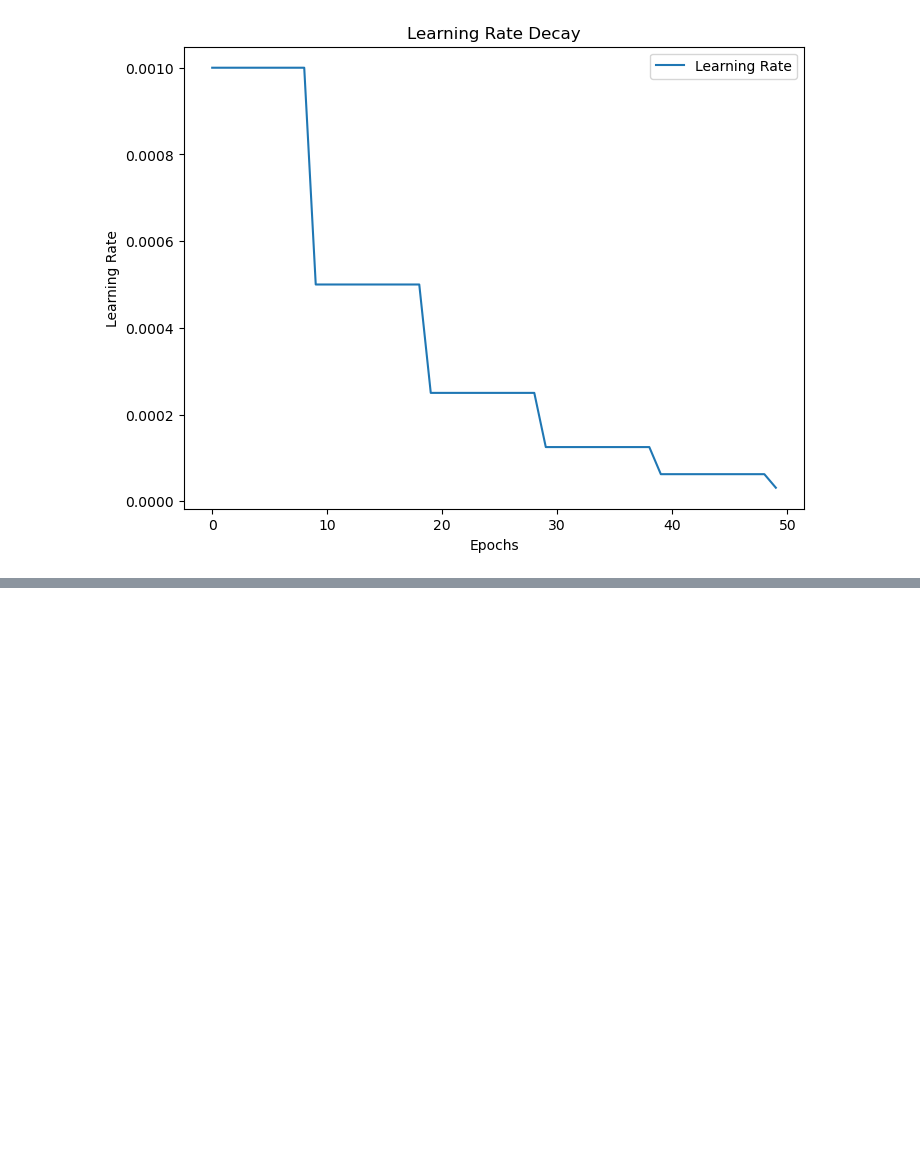
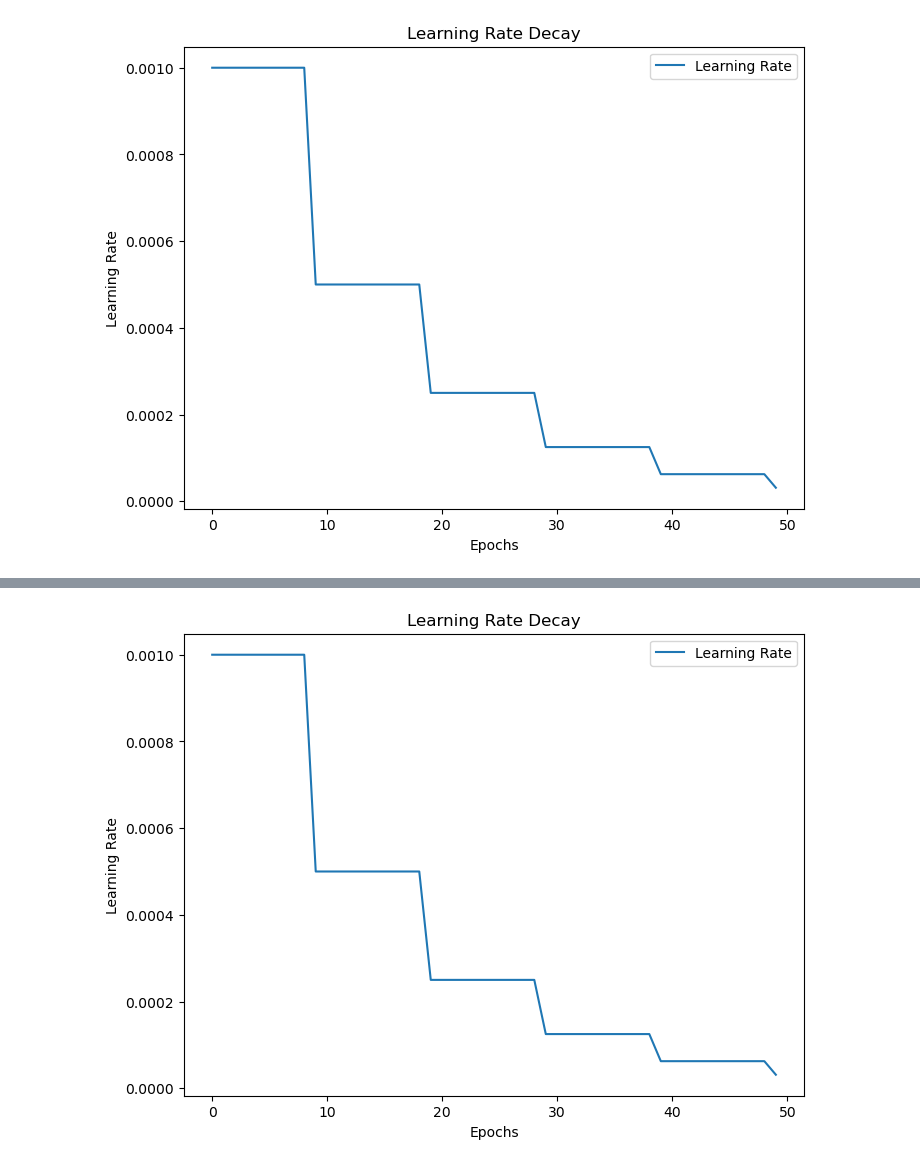
Before and after one commit to KPflitsch/IN3063_Group_1, a Jupyter notebook: task_1/core_NN_implementation/trainAndPlot.ipynb, the cells around one changed output, grey strips where cells are left out. Drawn from its saved outputs; the diff is of its cells as text; code cells hidden in the pictures; blank space fills up the shorter version.

```diff
--- a/task_1/core_NN_implementation/trainAndPlot.ipynb
+++ b/task_1/core_NN_implementation/trainAndPlot.ipynb
@@ -69,0 +125,5 @@ model.plot_learning_rate(history['learning_rate'])
+# %%
+#Plot learing rate
+model.plot_learning_rate(history['learning_rate'])
+# %% [output]
+[figure, added]
```
Also changed, not shown: parts of 22 cells of this notebook, 1 other file.
